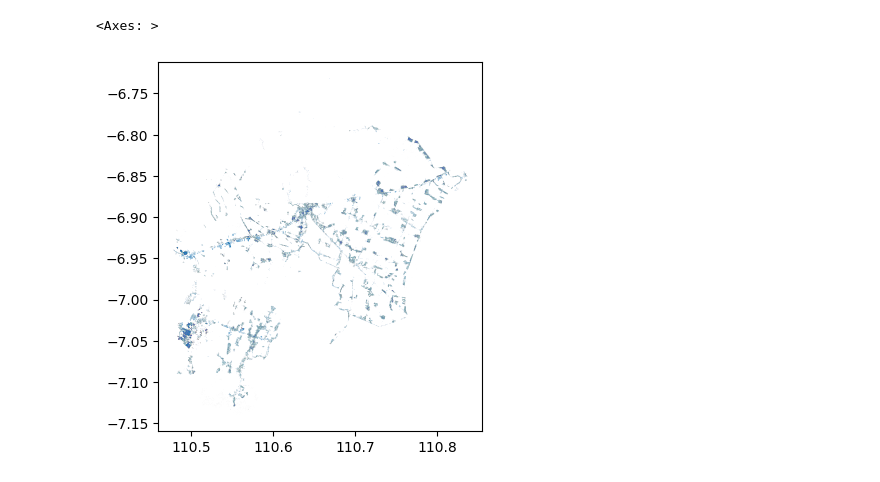
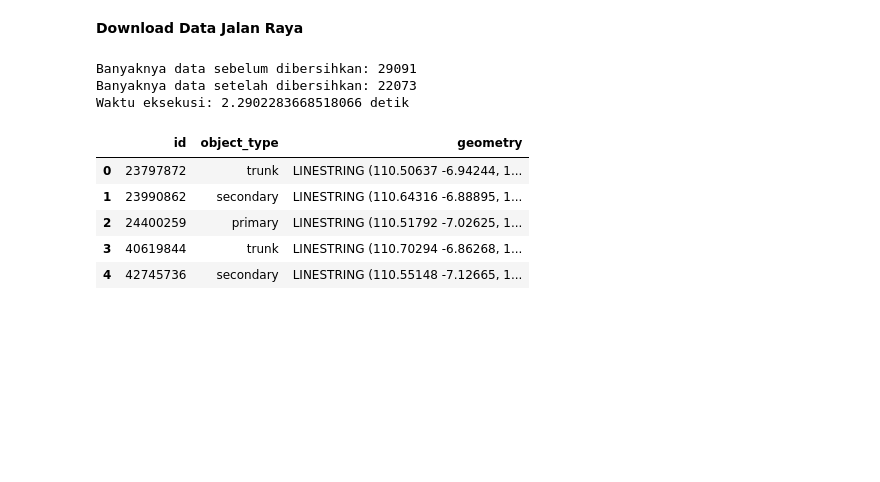
Before and after one commit to alzimnara/modul_praktikum, a Jupyter notebook: notebooks/notebook_praktikum.ipynb, the cells around one changed output. Drawn from its saved outputs; the diff is of its cells as text; code cells hidden in the pictures; blank space fills up the shorter version.

```diff
--- a/notebooks/notebook_praktikum.ipynb
+++ b/notebooks/notebook_praktikum.ipynb
@@ -88,0 +246,33 @@ city_gdf.plot()
+# %%
+start = time.time()
+hazard_rp100_clipped = _crop_hazard(hazard_rp100,demak.gdf)
+
+f, ax = plt.subplots(figsize=(6, 6))
+
+#Plot raster
+im = hazard_rp100_clipped.plot(
+    ax=ax,
+    cmap="Blues",
+    alpha=0.9,
+    add_colorbar=False
+)
+
+# Custom colorbar
+cbar = plt.colorbar(im, ax=ax, fraction=0.045, pad=0.05)
+cbar.set_label("Kedalaman Banjir (cm)", fontsize=11, fontweight='medium')
+cbar.ax.tick_params(labelsize=9)
+
+# Plot boundary
+demak.gdf.plot(
+    ax=ax,
+    facecolor="none",
+    edgecolor="red"
+)
+
+ax.set_title('')
+ax.set_axis_off()
+
+plt.tight_layout
+plt.savefig("demak_rp100.png", bbox_inches="tight")
+plt.show()
+print(f"Waktu eksekusi: {time.time()-start} detik")
@@ -91,3 +285,0 @@ city_gdf.plot()
-# %%
-tags = {"building" : True}
-gdf_osm = ox.features.features_from_polygon(city_geom, tags)
@@ -168,5 +286,2 @@ building_geofabrik = gpd.read_file(url)
-# %%
-building_geofabrik.plot()
-# %% [output]
-<Axes: >
-[figure, removed]
+# %% [markdown]
+**Download Data Jalan Raya**
@@ -172,0 +408,18 @@ building_geofabrik.plot()
+# %%
+start = time.time()
+infrastruktur = Jalan(demak.geom)
+print(f"Banyaknya data sebelum dibersihkan: {infrastruktur.raw_numbers}")
+print(f"Banyaknya data setelah dibersihkan: {infrastruktur.cleaned_numbers}")
+infrastruktur_gdf = infrastruktur.gdf_cleaned
+print(f"Waktu eksekusi: {time.time()-start} detik")
+infrastruktur_gdf.head(5)
+# %% [output]
+Banyaknya data sebelum dibersihkan: 29091
+Banyaknya data setelah dibersihkan: 22073
+Waktu eksekusi: 2.2902283668518066 detik
+|  | id | object_type | geometry |
+| 0 | 23797872 | trunk | LINESTRING (110.50637 -6.94244, 1... |
+| 1 | 23990862 | secondary | LINESTRING (110.64316 -6.88895, 1... |
+| 2 | 24400259 | primary | LINESTRING (110.51792 -7.02625, 1... |
+| 3 | 40619844 | trunk | LINESTRING (110.70294 -6.86268, 1... |
+| 4 | 42745736 | secondary | LINESTRING (110.55148 -7.12665, 1... |
```
Also changed, not shown: parts of 28 cells of this notebook.
